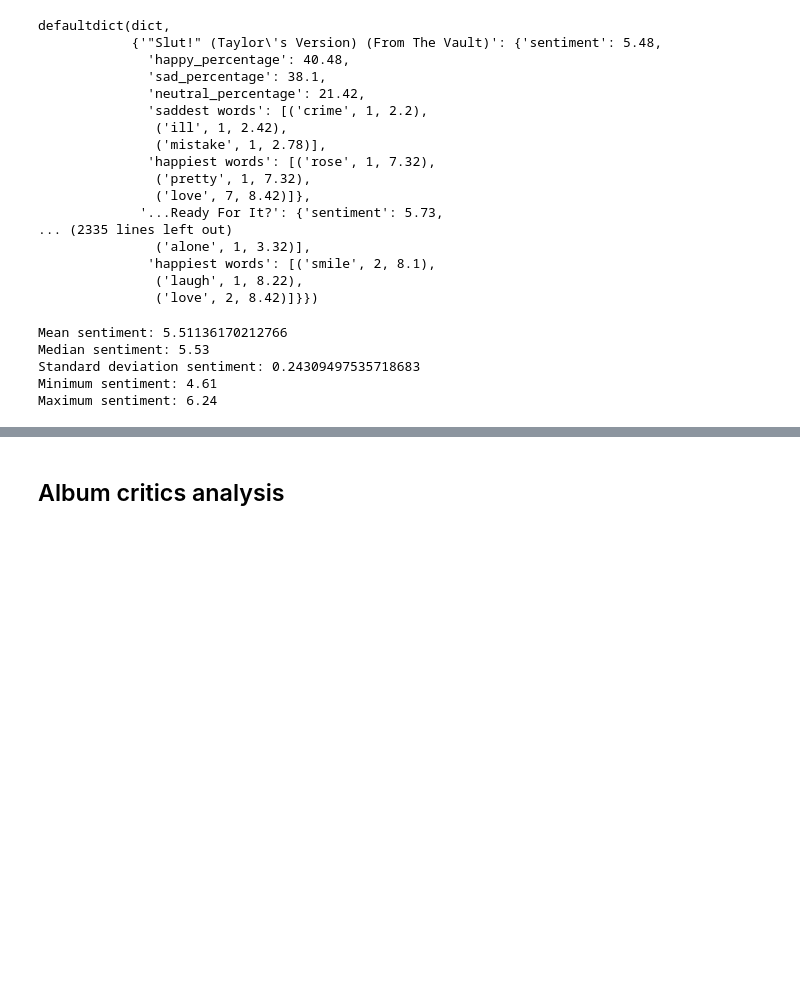
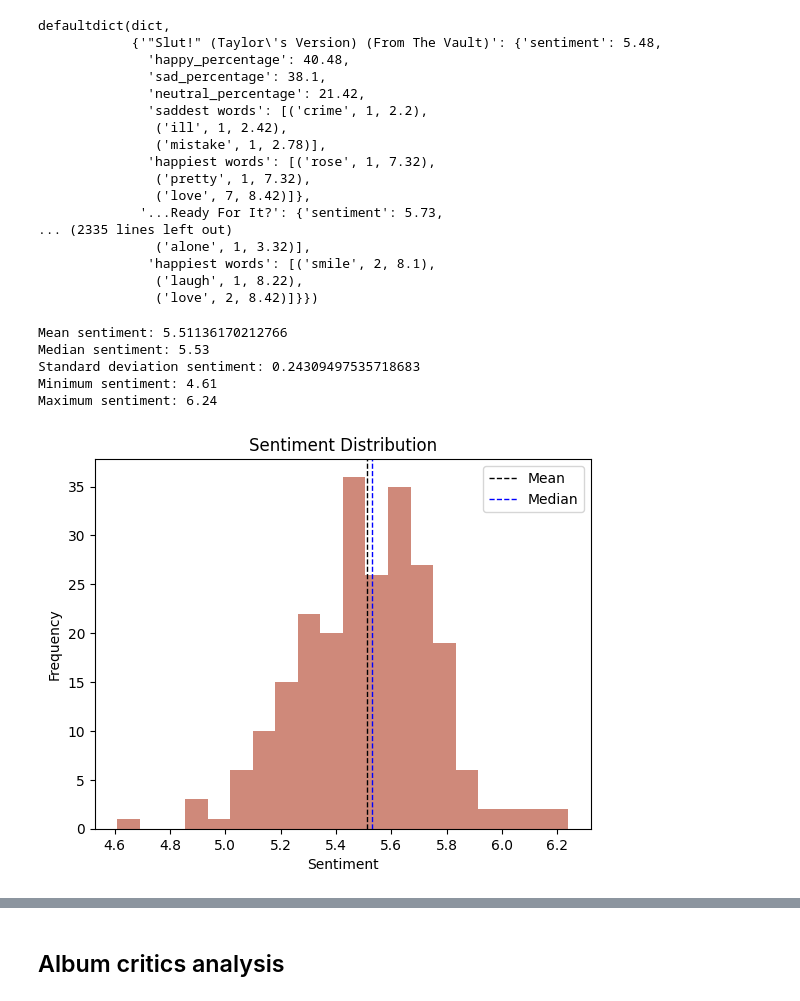
Before and after one commit to raquel-ch/sg_project, a Jupyter notebook: Sentiment.ipynb, the cells around one changed output, grey strips where cells are left out. Saved outputs shown, nothing was run; the diff lists cells and outputs as text; code cells hidden in the pictures; blank space fills up the shorter version.

```diff
--- a/Sentiment.ipynb
+++ b/Sentiment.ipynb
@@ -203,6 +203,18 @@ Median sentiment: 5.53
 Standard deviation sentiment: 0.24309497535718683
 Minimum sentiment: 4.61
 Maximum sentiment: 6.24
+# %%
+#plot the distribution of the sentiments adding stadistics and a legend
+plt.hist(sentiments, bins=20, color='#cf897a')
+plt.axvline(np.mean(sentiments), color='k', linestyle='dashed', linewidth=1)
+plt.axvline(np.median(sentiments), color='blue', linestyle='dashed', linewidth=1)
+plt.title('Sentiment Distribution')
+plt.xlabel('Sentiment')
+plt.ylabel('Frequency')
+plt.legend(['Mean', 'Median'])
+plt.show()
+# %% [output]
+[figure, added]
 # %%
 #calculate the stats of the happiest words. We will use the happiest words from all the songs taking into account that they may be repeated
 happiest_words = []
```
Also changed, not shown: parts of 2 cells of this notebook.
